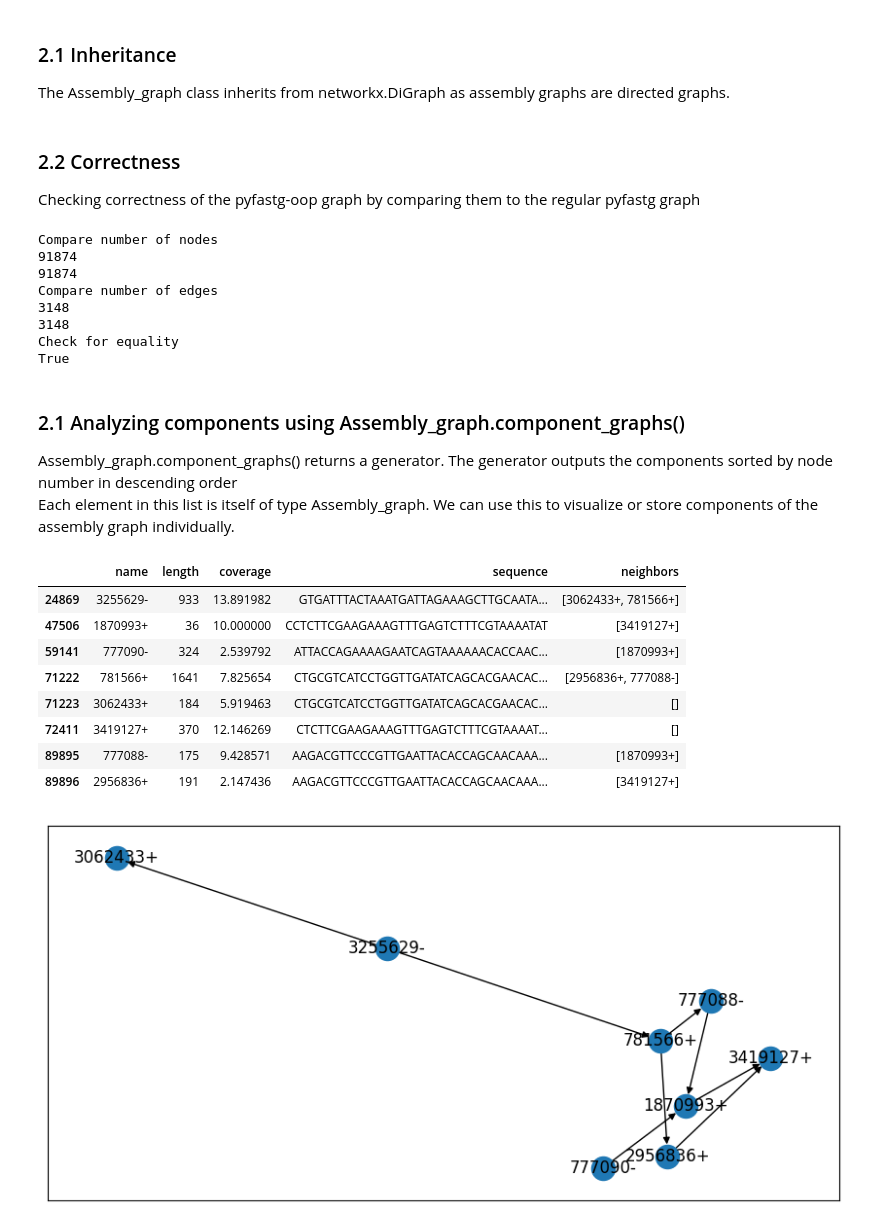
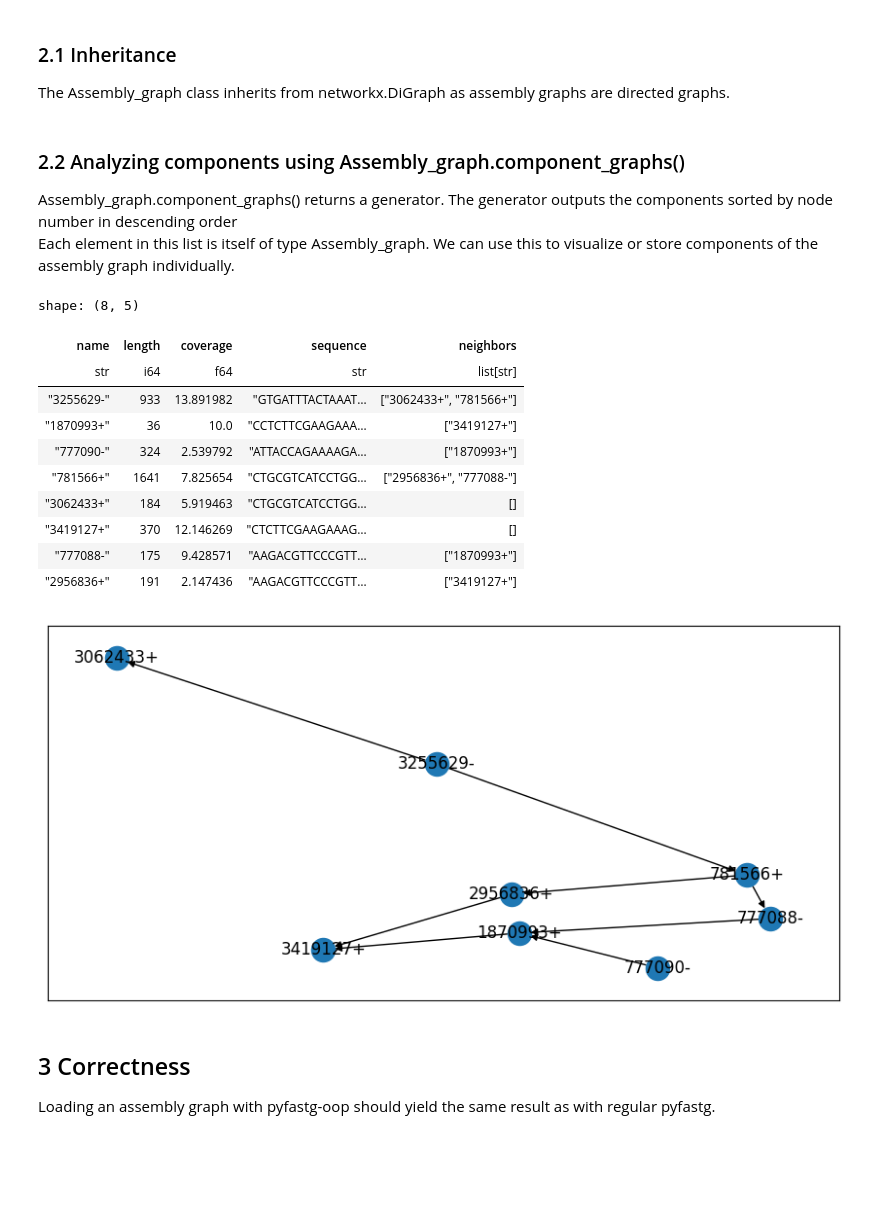
Before and after one commit to SimonHegele/pyfastg-oop, a Jupyter notebook: pyfast-oop_demo.ipynb, the cells around one changed output. Cells and saved outputs as stored; diff of their text form; code cells hidden in the pictures; blank space fills up the shorter version.

```diff
--- a/pyfast-oop_demo.ipynb
+++ b/pyfast-oop_demo.ipynb
@@ -1,23 +1,24 @@
 # %%
-from importlib  import util
 from matplotlib import pyplot
-from networkx   import algorithms, draw_networkx
+from networkx   import draw_networkx
 from numpy      import array, average
 from os         import path
-from pandas     import DataFrame
-from sys        import modules
 from time       import time
 
 import pyfastg
 
 # Load pyfastg-oop
 from fastg_reader   import Fastg_reader
+from fastg_writer   import Fastg_writer
 from assembly_graph import Assembly_graph
 
 # Examplary assembly graphs generated with SPAdes from RNAseq data
 test_data_path   = path.join(".", 'test_data')
 c_elegans_fastg  = path.join(test_data_path, 'elegans_assembly_graph.fastg')
 m_musculus_fastg = path.join(test_data_path, 'musculus_assembly_graph.fastg')
+
+c_elegans_fastg  = r"C:\Users\simon\OneDrive\Desktop\Assembly\Ivoforms_assembler\elegans_assembly_graph.fastg"
+m_musculus_fastg = r"C:\Users\simon\OneDrive\Desktop\Assembly\Ivoforms_assembler\musculus_assembly_graph.fastg"
 # %% [markdown]
 # Pyfastg-oop
 
@@ -77,55 +64,37 @@ display(pyfastg_oop_c_elegans_graph.assembly_data)
 ### 2.1 Inheritance
 
 The Assembly_graph class inherits from networkx.DiGraph as assembly graphs are directed graphs.
-# %% [markdown]
-### 2.2 Correctness
-
-Checking correctness of the pyfastg-oop graph by comparing them to the regular pyfastg graph
-# %%
-pyfastg_c_elegans_graph = pyfastg.parse_fastg(c_elegans_fastg)
-
-print("Compare number of nodes")
-print(len(pyfastg_c_elegans_graph.nodes()))
-print(len(pyfastg_oop_c_elegans_graph.nodes()))
-print("Compare number of edges")
-print(len(pyfastg_c_elegans_graph.edges()))
-print(len(pyfastg_oop_c_elegans_graph.edges()))
-print("Check for equality")
-nodes_equal = bool(sorted(pyfastg_c_elegans_graph.nodes())==sorted(pyfastg_oop_c_elegans_graph.nodes()))
-edges_equal = bool(sorted(pyfastg_c_elegans_graph.edges())==sorted(pyfastg_oop_c_elegans_graph.edges()))
-print((nodes_equal and edges_equal))
-# %% [output]
-Compare number of nodes
-91874
-91874
-Compare number of edges
-3148
-3148
-Check for equality
-True
 # %% [markdown]
-### 2.1 Analyzing components using Assembly_graph.component_graphs()
+### 2.2 Analyzing components using Assembly_graph.component_graphs()
 
 Assembly_graph.component_graphs() returns a generator. The generator outputs the components sorted by node number in descending order<br>
 Each element in this list is itself of type Assembly_graph. We can use this to visualize or store components of the assembly graph individually.
 # %%
-c_elegans_graph_components = pyfastg_oop_c_elegans_graph.component_graphs()
+component_generator = pyfastg_oop_c_elegans_graph.component_graphs()
 
-for i in range(66):
-    c_elegans_graph_component  = next(c_elegans_graph_components)
+component_index = 66
+
+for i in range(component_index):
+    component  = next(component_generator)
 
 fig, axes = pyplot.subplots(figsize=(10.5,5))
 
-display(c_elegans_graph_component.assembly_data)
-draw_networkx(c_elegans_graph_component)
+display(component.assembly_data)
+draw_networkx(component)
 # %% [output]
+shape: (8, 5)
-|  | name | length | coverage | sequence | neighbors |
-| 24869 | 3255629- | 933 | 13.891982 | GTGATTTACTAAATGATTAGAAAGCTTGCAATA... | [3062433+, 781566+] |
-| 47506 | 1870993+ | 36 | 10.000000 | CCTCTTCGAAGAAAGTTTGAGTCTTTCGTAAAATAT | [3419127+] |
-| 59141 | 777090- | 324 | 2.539792 | ATTACCAGAAAAGAATCAGTAAAAAACACCAAC... | [1870993+] |
-| 71222 | 781566+ | 1641 | 7.825654 | CTGCGTCATCCTGGTTGATATCAGCACGAACAC... | [2956836+, 777088-] |
-| 71223 | 3062433+ | 184 | 5.919463 | CTGCGTCATCCTGGTTGATATCAGCACGAACAC... | [] |
-| 72411 | 3419127+ | 370 | 12.146269 | CTCTTCGAAGAAAGTTTGAGTCTTTCGTAAAAT... | [] |
-| 89895 | 777088- | 175 | 9.428571 | AAGACGTTCCCGTTGAATTACACCAGCAACAAA... | [1870993+] |
-| 89896 | 2956836+ | 191 | 2.147436 | AAGACGTTCCCGTTGAATTACACCAGCAACAAA... | [3419127+] |
+| name | length | coverage | sequence | neighbors |
+| str | i64 | f64 | str | list[str] |
+| "3255629-" | 933 | 13.891982 | "GTGATTTACTAAAT… | ["3062433+", "781566+"] |
+| "1870993+" | 36 | 10.0 | "CCTCTTCGAAGAAA… | ["3419127+"] |
+| "777090-" | 324 | 2.539792 | "ATTACCAGAAAAGA… | ["1870993+"] |
+| "781566+" | 1641 | 7.825654 | "CTGCGTCATCCTGG… | ["2956836+", "777088-"] |
+| "3062433+" | 184 | 5.919463 | "CTGCGTCATCCTGG… | [] |
+| "3419127+" | 370 | 12.146269 | "CTCTTCGAAGAAAG… | [] |
+| "777088-" | 175 | 9.428571 | "AAGACGTTCCCGTT… | ["1870993+"] |
+| "2956836+" | 191 | 2.147436 | "AAGACGTTCCCGTT… | ["3419127+"] |
-[figure, old version]
+[figure, new version]
+# %% [markdown]
+## 3 Correctness
+
+Loading an assembly graph with pyfastg-oop should yield the same result as with regular pyfastg.
```
Also changed, not shown: parts of 14 cells of this notebook, 4 other files.
